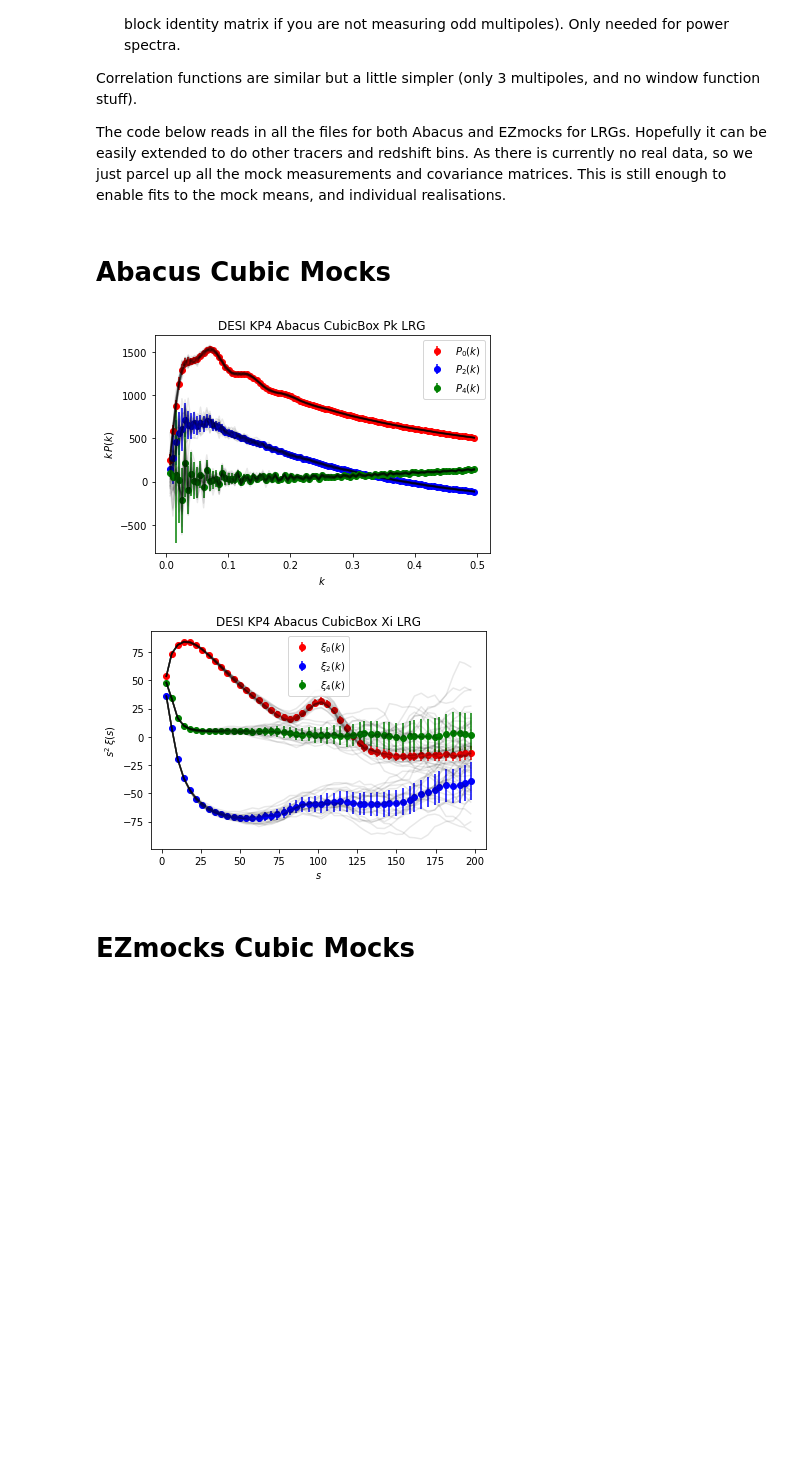
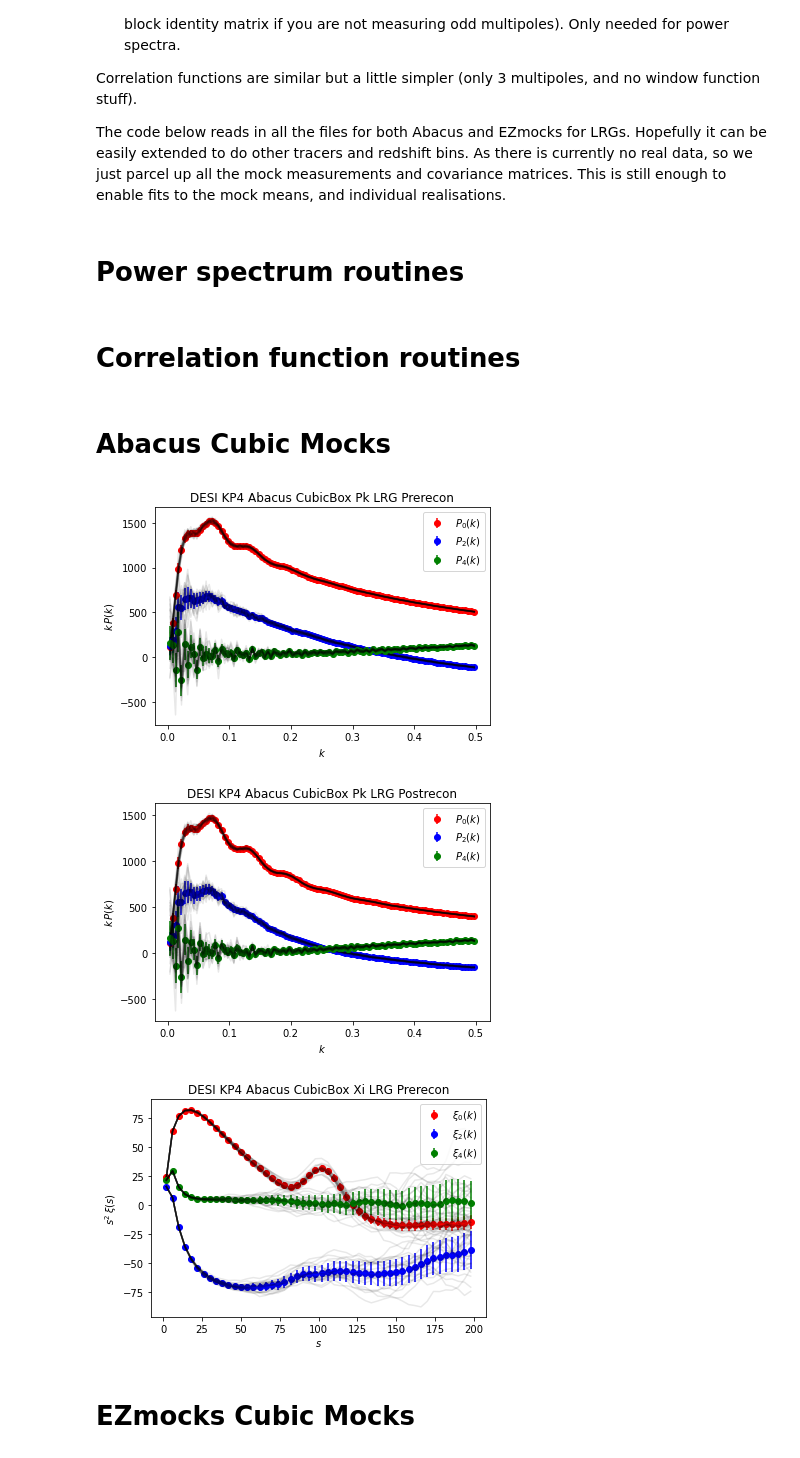
Before and after one commit to Samreay/Barry, a Jupyter notebook: barry/data/desi_kp4/pickle_desi_kp4.ipynb, the cells around one changed output. Drawn from its saved outputs; the diff is of its cells as text; code cells hidden in the pictures; blank space fills up the shorter version.

```diff
--- a/barry/data/desi_kp4/pickle_desi_kp4.ipynb
+++ b/barry/data/desi_kp4/pickle_desi_kp4.ipynb
@@ -329,0 +29,26 @@ def sortfunc(item):
+# %%
+# A useful sort function for Christoph's files.
+def sortfunc_cs(item):
+    if "EZmock" in item:
+        if "CubicBox" in item:
+            return int(item.split("_")[1][4:-4])
+        else:
+            return int(item.split("_")[3][:-4])
+    else:
+        if "CubicBox" in item:
+            return int(item.split("_")[3][:-4])
+        else:
+            return int(item.split("_")[3][:-4])
+
+# A useful sort function for Sesh's files.
+def sortfunc_sn(item):
+    if "EZmock" in item:
+        if "CubicBox" in item:
+            return int(item.split("_")[1][4:-4])
+    else:
+        if "CubicBox" in item:
+            return int(item.split("_")[5][2:5])
+        else:
+            return int(item.split("_")[6][2:5])
+# %% [markdown]
+# Power spectrum routines
@@ -329,0 +301,2 @@ def sortfunc(item):
+# %% [markdown]
+# Correlation function routines
@@ -332,34 +457,33 @@ def sortfunc(item):
 # %%
 # Loop over tracers
 path_abacus = "/global/cfs/cdirs/desi/cosmosim/KP45/MC/Clustering/AbacusSummit/CubicBox/"
 path_ezmock = "/global/cfs/cdirs/desi/cosmosim/KP45/MC/Clustering/EZmock/CubicBox/"
 
 # Dictionary containing z for the tracers
 reds = {"LRG": [0.8]}
 
 for tracer in ["LRG"]:
     for i, z in enumerate(reds[tracer]):
 
         # Power Spectrum
-        pre_file = path_abacus + "Pk/jmena/nmesh_512/dk0.005/"
-        # Use the EZmock covariance rather than Abacus
-        #pre_cov_file = path_abacus + "Pk/jmena/nmesh_512/dk0.005/cov.txt"
-        pre_cov_file = path_ezmock + tracer + "/Pk/jmena/nmesh_512/dk0.005/cov.txt"
+        pre_file = path_abacus + tracer + "/Pk/Pre/jmena/nmesh_512/dk0.005/"
+        pre_cov_file = path_ezmock + tracer + "/Pk/jmena/nmesh_512/dk0.005/cov.txt"  # Uses the EZmock covariance
+        post_file = path_abacus + tracer + "/Pk/Post/nadathur/fiducial_recon_settings/Pk_nmesh512/"
+        post_cov_file = path_ezmock + tracer + "/Pk/jmena/nmesh_512/dk0.005/cov.txt"  # Uses the Prerecon EZmock covariance
         name = f"DESI KP4 Abacus CubicBox Pk " + tracer
-        data = collect_pk_data(pre_file, None, pre_cov_file, None, None, z, "", name)
+        data = collect_pk_data(pre_file, post_file, pre_cov_file, post_cov_file, None, z, "", "", name, postformat="sn")
         plot_pk(data) # Plot the data to check things
 
         # Correlation Function
-        pre_file = path_abacus + "Xi/jmena/"
-        # Use the EZmock covariance rather than Abacus
-        #pre_cov_file = path_abacus + "Xi/jmena/cov.txt"
-        pre_cov_file = path_abacus + "/Xi/csaulder/" + f"{tracer}_z{str(z)}/cov/cov.dat"
+        pre_file = path_abacus + tracer + f"/Xi/Pre/csaulder/{tracer}_z{str(z)}/Abacus/"
+        pre_cov_file = path_abacus + tracer + f"/Xi/Pre/csaulder/{tracer}_z{str(z)}/cov/cov.dat"  # Uses the EZmock covariance
         name = f"DESI KP4 Abacus CubicBox Xi " + tracer
-        data = collect_xi_data(pre_file, None, pre_cov_file, None, z, "", name)
-        plot_xi(data) # Plot the data to check things
+        data = collect_xi_data(pre_file, None, pre_cov_file, None, z, "", "", name, preformat="cs")
+        plot_xi(data, post=False) # Plot the data to check things
 # %% [output]
-[figure, old version]
+[figure, new version]
-[figure, old version]
+[figure, new version]
+[figure, added]
 # %% [markdown]
 # EZmocks Cubic Mocks
 # %%
```
Also changed, not shown: parts of 8 cells of this notebook.
